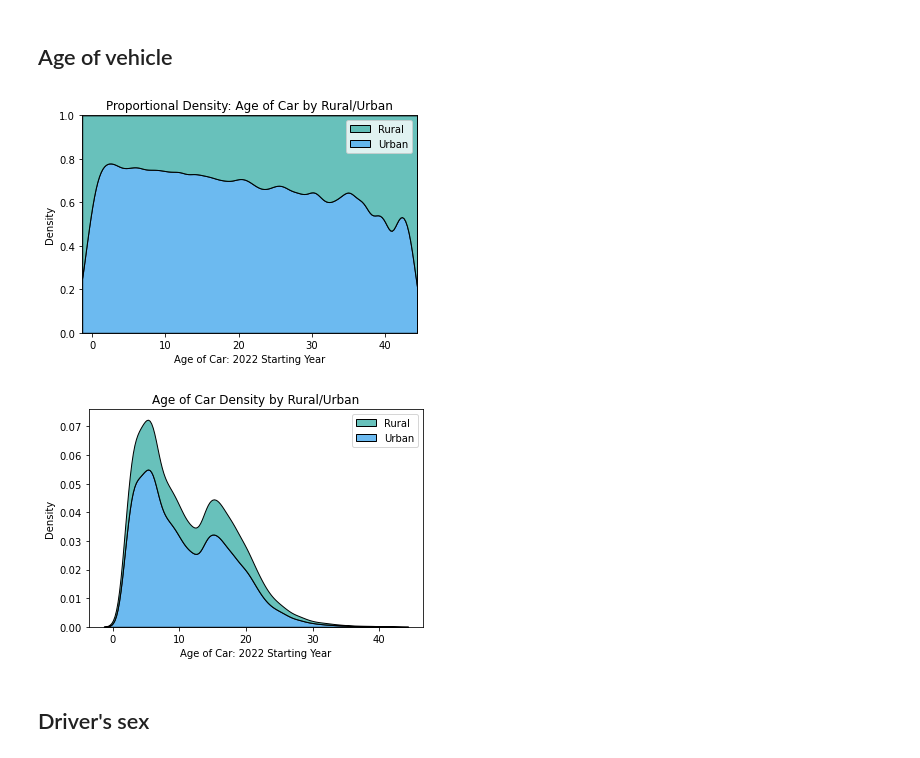
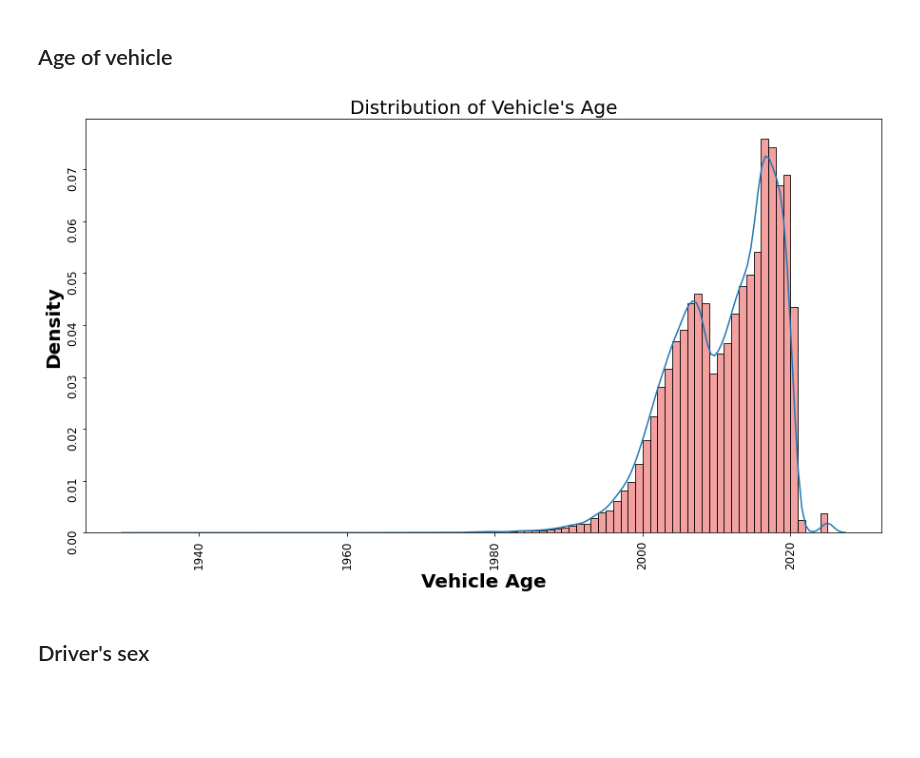
Before and after one commit to BradenAnderson/Accident_Severity_Prediction, a Jupyter notebook: AndersonLamWeeda_Lab1_Draft.ipynb, the cells around one changed output. Saved outputs shown, nothing was run; the diff lists cells and outputs as text; code cells hidden in the pictures; blank space fills up the shorter version.

```diff
--- a/AndersonLamWeeda_Lab1_Draft.ipynb
+++ b/AndersonLamWeeda_Lab1_Draft.ipynb
@@ -195,32 +195,26 @@ plt.title("Distribution of Driver's Age", size=20);
 ## Age of vehicle
 # %%
 ##Age of Car
-mapl=sns.color_palette('husl')
+# New vehicle year column
+df["vehicle_year"] = df["mod_yearname"]
 
-fig,ax = plt.subplots()
+# Numeric Placeholder for unknown and not reported, using 2025
+df.loc[df["vehicle_year"].isin(["Unknown", "Not Reported"]), "vehicle_year"] = 2025
 
-temp=df[df.mod_yearname!="Not Reported"]
-temp=temp[temp.mod_yearname!="Unknown"]
-temp=temp[temp.mod_yearname.astype(np.int64)>1979]
-temp.mod_yearname.astype(np.int64)
+# Cast the new yr to int
+df["vehicle_year"] = df["vehicle_year"].astype(int)
 
-sns.kdeplot(abs(temp.mod_yearname.astype(np.int64)-2022),shade=True,hue=temp["urbanicityname"],
-            palette=mapl[3:5],multiple="fill").set_xlabel("Age of Car: 2022 Starting Year")
-plt.title("Proportional Density: Age of Car by Rural/Urban")
-ax.get_legend().set_title(None)
+# Plot histogram of vehicle years
+fig, ax = plt.subplots(figsize = (15,8))
+sns.histplot(data=df, x = "vehicle_year", binwidth=1,  stat="density", color ='lightcoral', ax=ax);
 
-plt.show()
+ax.tick_params(axis='both', labelsize=12, labelrotation=90)
+sns.kdeplot(data=df, x = "vehicle_year");
+plt.xlabel('Vehicle Age', weight = 1000, size=20)
+plt.ylabel('Density', weight = 1000, size=20)
+plt.title("Distribution of Vehicle's Age", size=20);
 # %% [output]
-[figure, old version]
+[figure, new version]
-# %%
-fig,ax = plt.subplots()
-sns.kdeplot(abs(temp.mod_yearname.astype(np.int64)-2022),shade=True,hue=temp["urbanicityname"],
-            palette=mapl[3:5],multiple="stack").set_xlabel("Age of Car: 2022 Starting Year")
-ax.get_legend().set_title(None)
-plt.title("Age of Car Density by Rural/Urban")
-plt.show()
-# %% [output]
-[figure, removed]
 # %% [markdown]
 ## Driver's sex
 # %%
```
Also changed, not shown: parts of 6 cells of this notebook.
